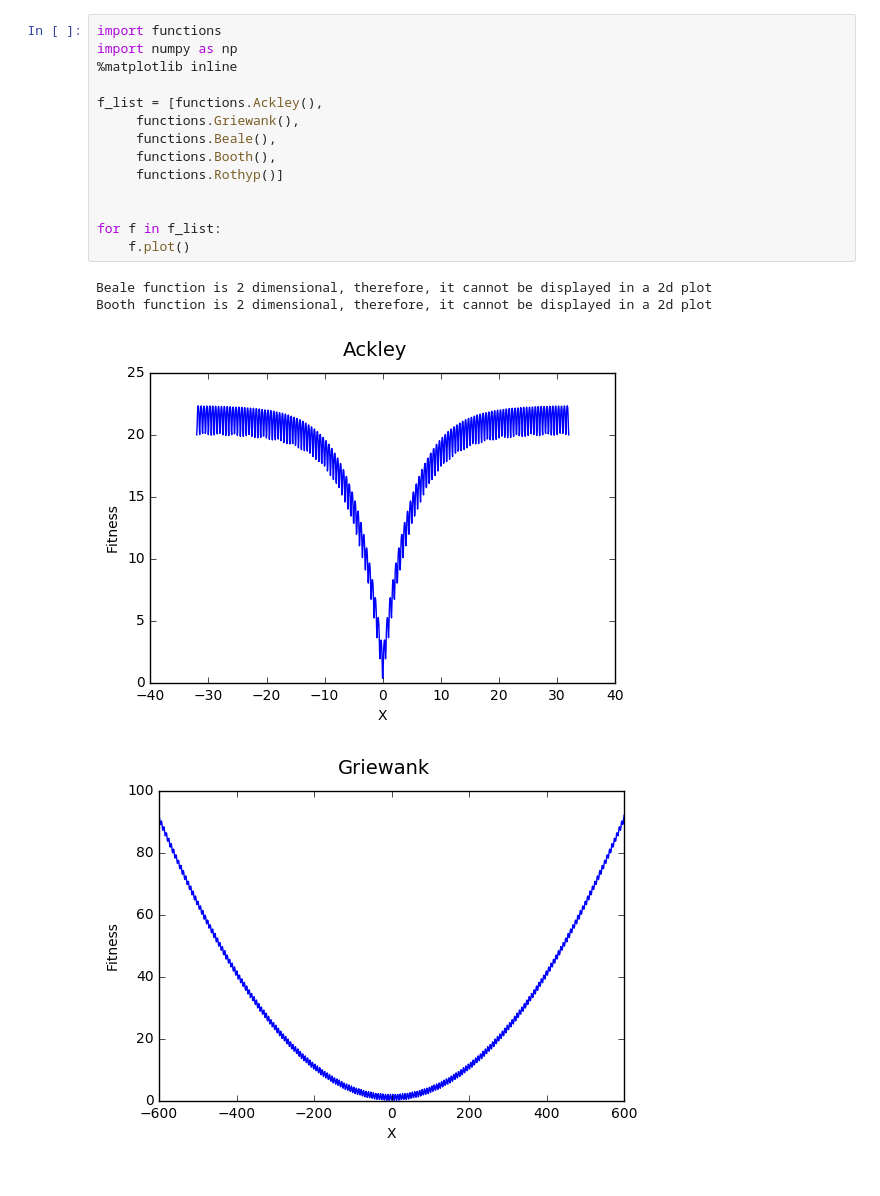
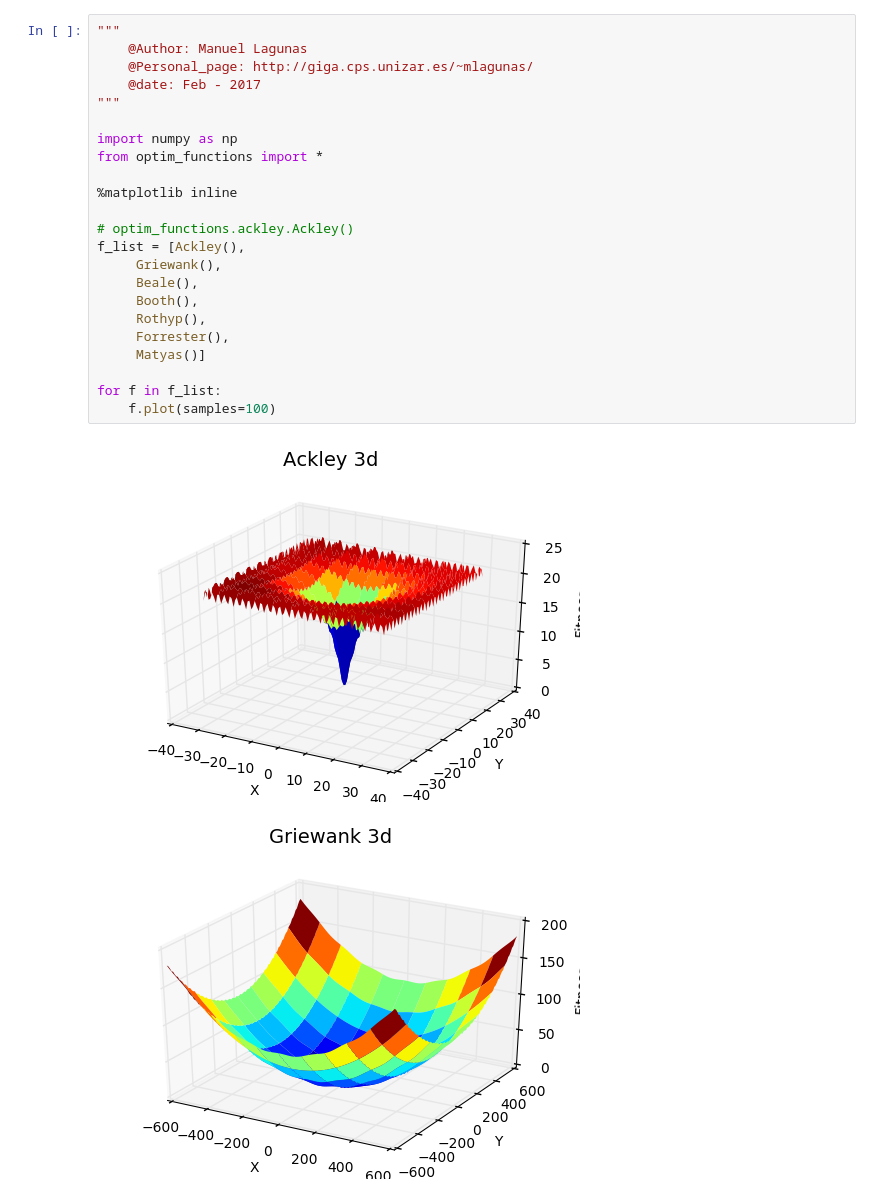
Before and after one commit to dtamarkov/evolutionary_algorithms, a Jupyter notebook: optimization_functions_visualization.ipynb, the cells around one changed output. Saved outputs shown, nothing was run; the diff lists cells and outputs as text.

Commit message:
Making a modular design for the functions and adding 2d/3d plots

```diff
--- a/optimization_functions_visualization.ipynb
+++ b/optimization_functions_visualization.ipynb
@@ -1,19 +1,26 @@
 # %%
-import functions
+"""
+    @Author: Manuel Lagunas
+    @Personal_page: http://giga.cps.unizar.es/~mlagunas/
+    @date: Feb - 2017
+"""
+
 import numpy as np
+from optim_functions import *
+
 %matplotlib inline
 
-f_list = [functions.Ackley(),
-     functions.Griewank(),
-     functions.Beale(),
-     functions.Booth(),
-     functions.Rothyp()]
-
+# optim_functions.ackley.Ackley()
+f_list = [Ackley(),
+     Griewank(),
+     Beale(),
+     Booth(),
+     Rothyp(),
+     Forrester(),
+     Matyas()]
 
 for f in f_list:
-    f.plot()
+    f.plot(samples=100)
 # %% [output]
-Beale function is 2 dimensional, therefore, it cannot be displayed in a 2d plot
-Booth function is 2 dimensional, therefore, it cannot be displayed in a 2d plot
-[figure, old version]
+[figure, new version]
-[figure, old version]
+[figure, new version]
```
Also changed, not shown: parts of 2 cells of this notebook, 12 other files.
